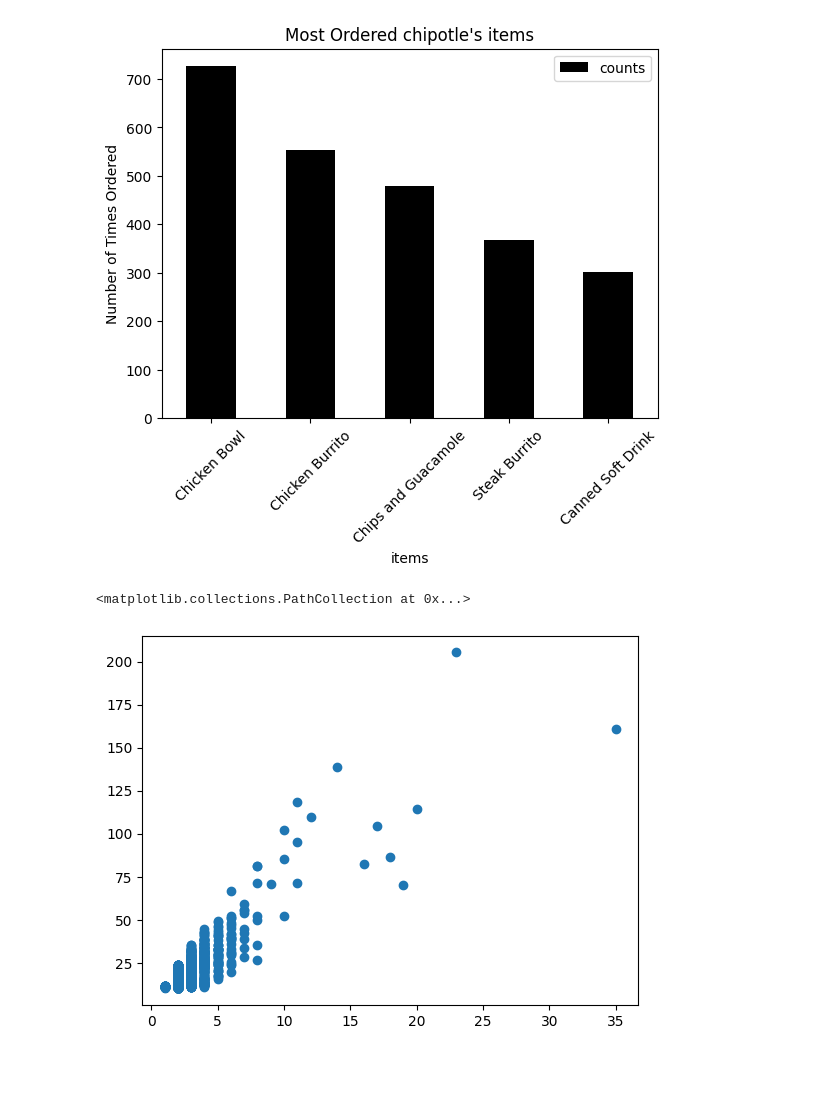
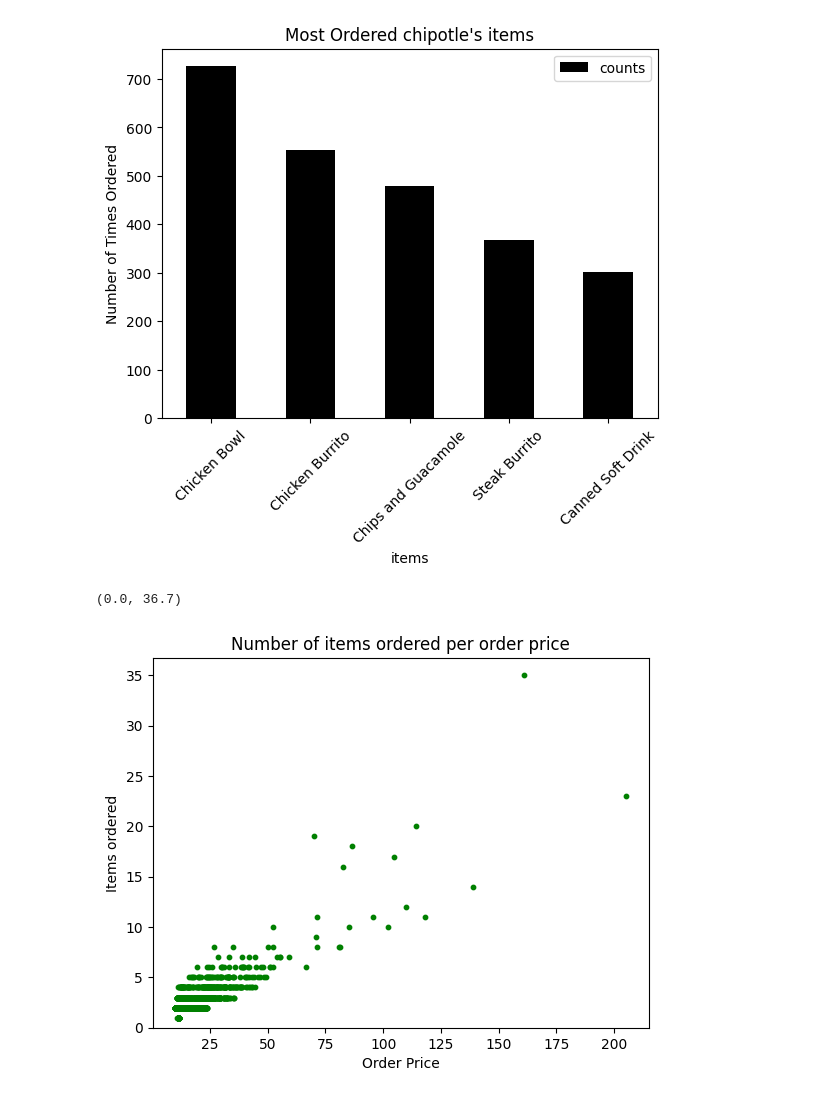
Before and after one commit to YoungriKIM/Engineer_Big_Data_Analysis, a Jupyter notebook: pandas_exercises/07_01_Chipotle.ipynb, the cells around one changed output. Cells and saved outputs as stored; diff of their text form; code cells hidden in the pictures; blank space fills up the shorter version.

```diff
--- a/pandas_exercises/07_01_Chipotle.ipynb
+++ b/pandas_exercises/07_01_Chipotle.ipynb
@@ -85,14 +85,22 @@ plt.show()
 # %%
 # 산점도 그리기
 # order_id 기준으로 그룹핑하고 quantity와 order_price 의 관계 그리기
 
 # order_price 열을 숫자로 바꾸기
 chipo['item_f_price'] = chipo.item_price.apply(lambda x: float(x[1:]))
 # 그룹핑
 chipo_scatter_df = chipo.groupby('order_id').sum()
 
 # plot 만들기
-plt.scatter(x=chipo_scatter_df.quantity, y=chipo_scatter_df.item_f_price)
+    # x,y: x축, y축
+    # s: size of points
+    # c: color
+plt.scatter(x=chipo_scatter_df.item_f_price, y=chipo_scatter_df.quantity, s=10, c='g')
+# 상세 설정
+plt.xlabel('Order Price')
+plt.ylabel('Items ordered')
+plt.title('Number of items ordered per order price')
+plt.ylim(0) # y축 시작점은 0으로 설정
 # %% [output]
-<matplotlib.collections.PathCollection at 0x...>
+(0.0, 36.7)
-[figure, old version]
+[figure, new version]
```
